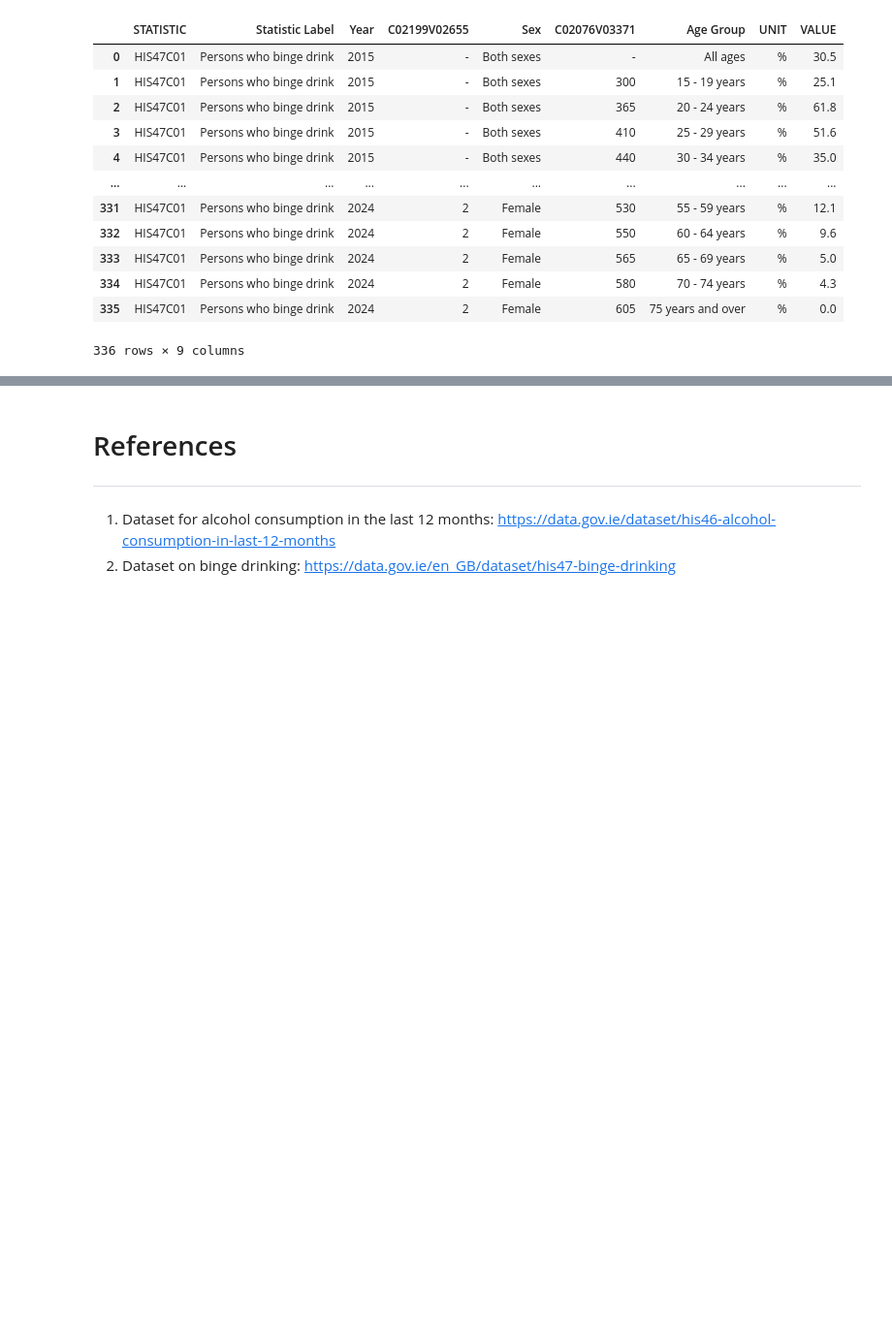
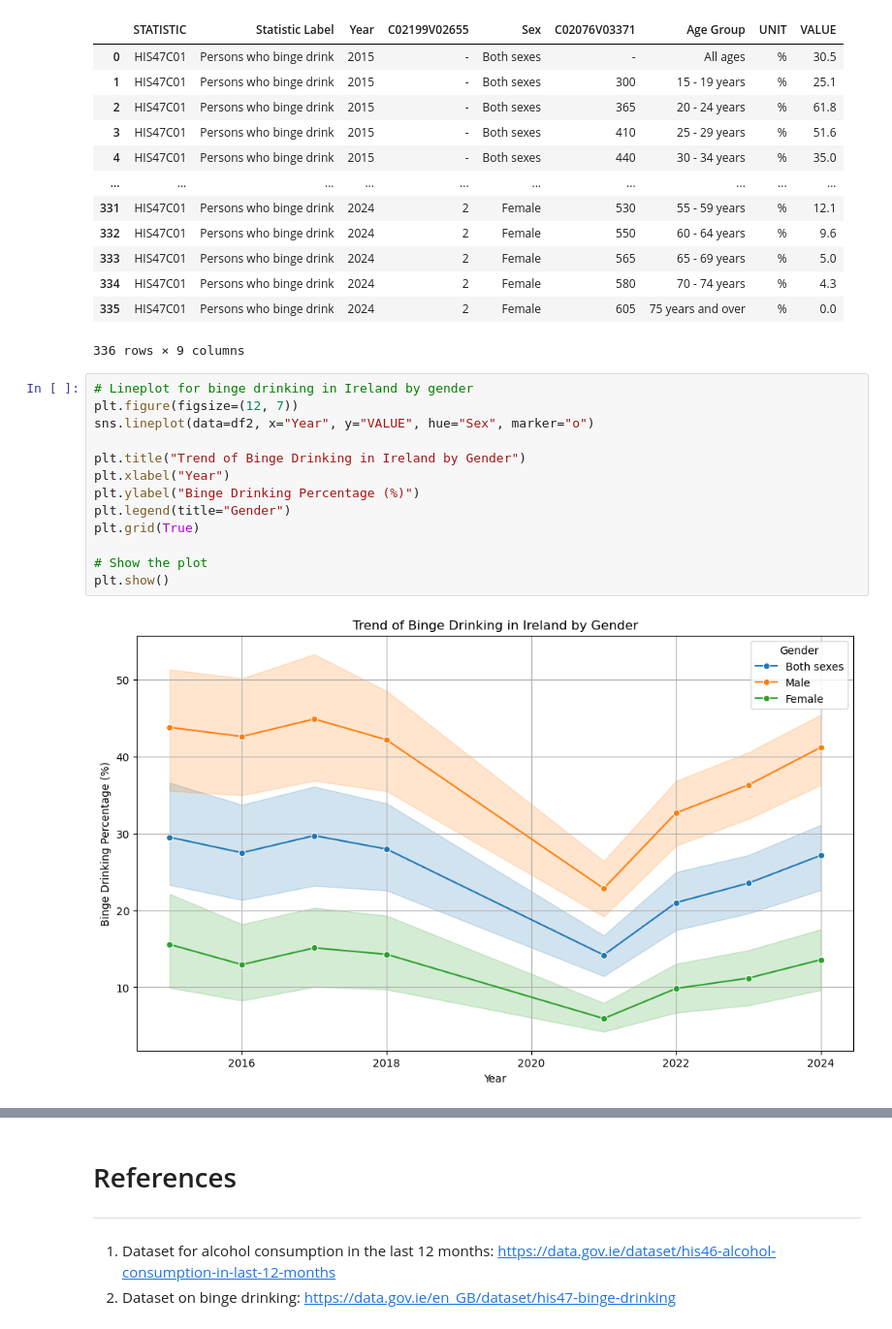
Before and after one commit to Sxnds01/PFDA-project, a Jupyter notebook: project.ipynb, the cells around one changed output, grey strips where cells are left out. Shown at 97% size. Saved outputs shown, nothing was run; the diff lists cells and outputs as text; blank space fills up the shorter version.

```diff
--- a/project.ipynb
+++ b/project.ipynb
@@ -85,3 +101,18 @@ df2.drop(columns=['TLIST(A1)'])
 | 334 | HIS47C01 | Persons who binge drink | 2024 | 2 | Female | 580 | 70 - 74 years | % | 4.3 |
 | 335 | HIS47C01 | Persons who binge drink | 2024 | 2 | Female | 605 | 75 years and over | % | 0.0 |
 336 rows × 9 columns
+# %%
+# Lineplot for binge drinking in Ireland by gender
+plt.figure(figsize=(12, 7))
+sns.lineplot(data=df2, x="Year", y="VALUE", hue="Sex", marker="o")
+
+plt.title("Trend of Binge Drinking in Ireland by Gender")
+plt.xlabel("Year")
+plt.ylabel("Binge Drinking Percentage (%)")
+plt.legend(title="Gender")
+plt.grid(True)
+
+# Show the plot
+plt.show()
+# %% [output]
+[figure, added]
```
Also changed, not shown: parts of 2 cells of this notebook.
